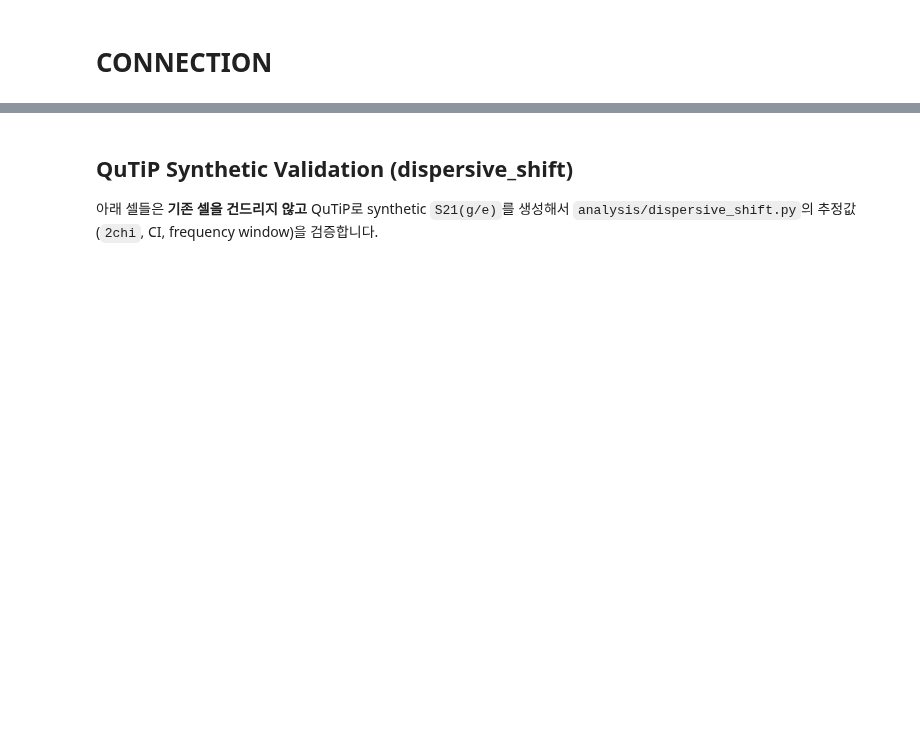
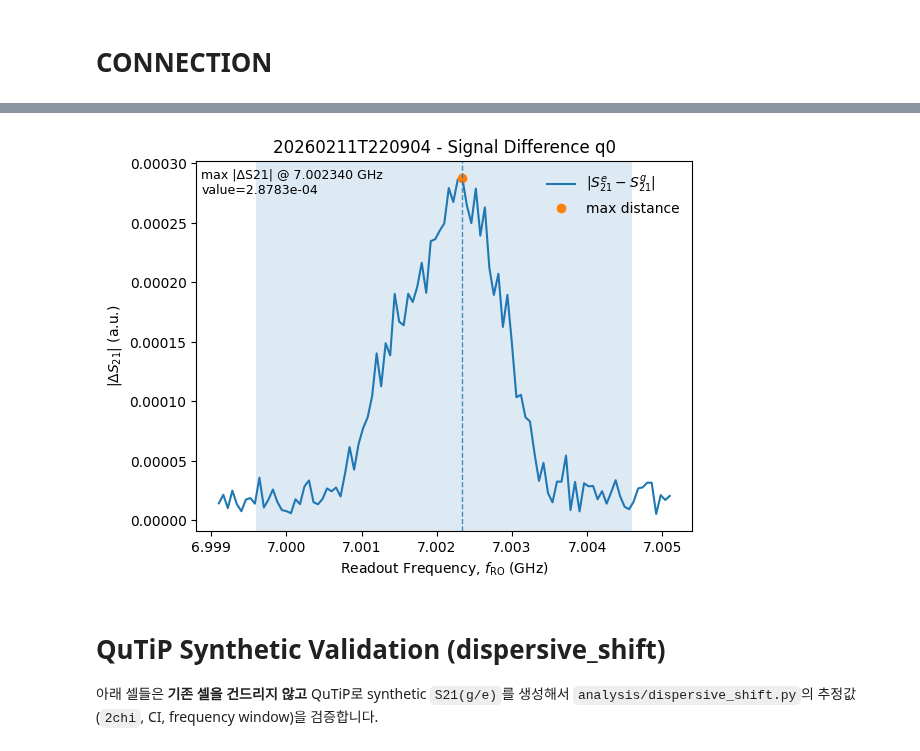
Before and after one commit to yalgaeahn/qubit-experiment, a Jupyter notebook: examples/selectiveRIP/dispersive_shift_test.ipynb, the cells around one changed output, grey strips where cells are left out. Saved outputs shown, nothing was run; the diff lists cells and outputs as text; code cells hidden in the pictures; blank space fills up the shorter version.

```diff
--- a/examples/selectiveRIP/dispersive_shift_test.ipynb
+++ b/examples/selectiveRIP/dispersive_shift_test.ipynb
@@ -161,5 +254,10 @@ from experiments import dispersive_shift
+# %%
+
+dispersive_result.tasks['analysis_workflow'].tasks['plot_signal_distances'].output
+# %% [output]
+[figure, added]
 # %% [markdown]
-## QuTiP Synthetic Validation (dispersive_shift)
+# QuTiP Synthetic Validation (dispersive_shift)
 
 아래 셀들은 **기존 셀을 건드리지 않고** QuTiP로 synthetic `S21(g/e)`를 생성해서 `analysis/dispersive_shift.py`의 추정값(`2chi`, CI, frequency window)을 검증합니다.
 # %%
```
Also changed, not shown: parts of 12 cells of this notebook, 15 other files.
